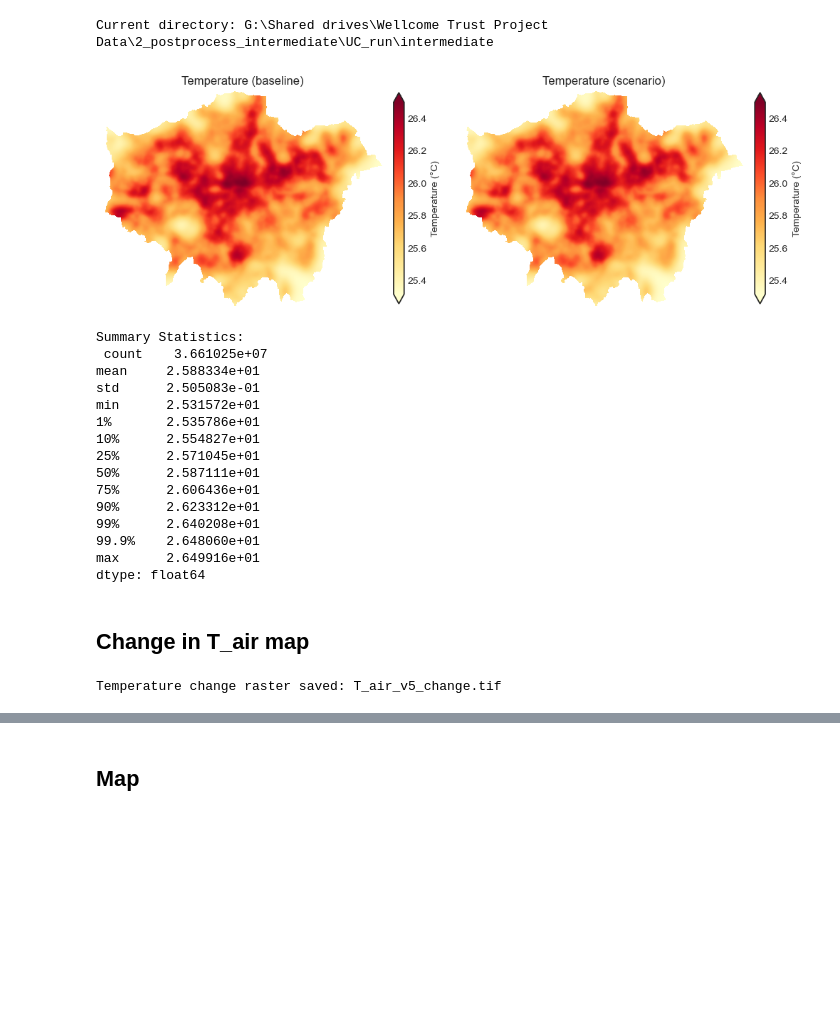
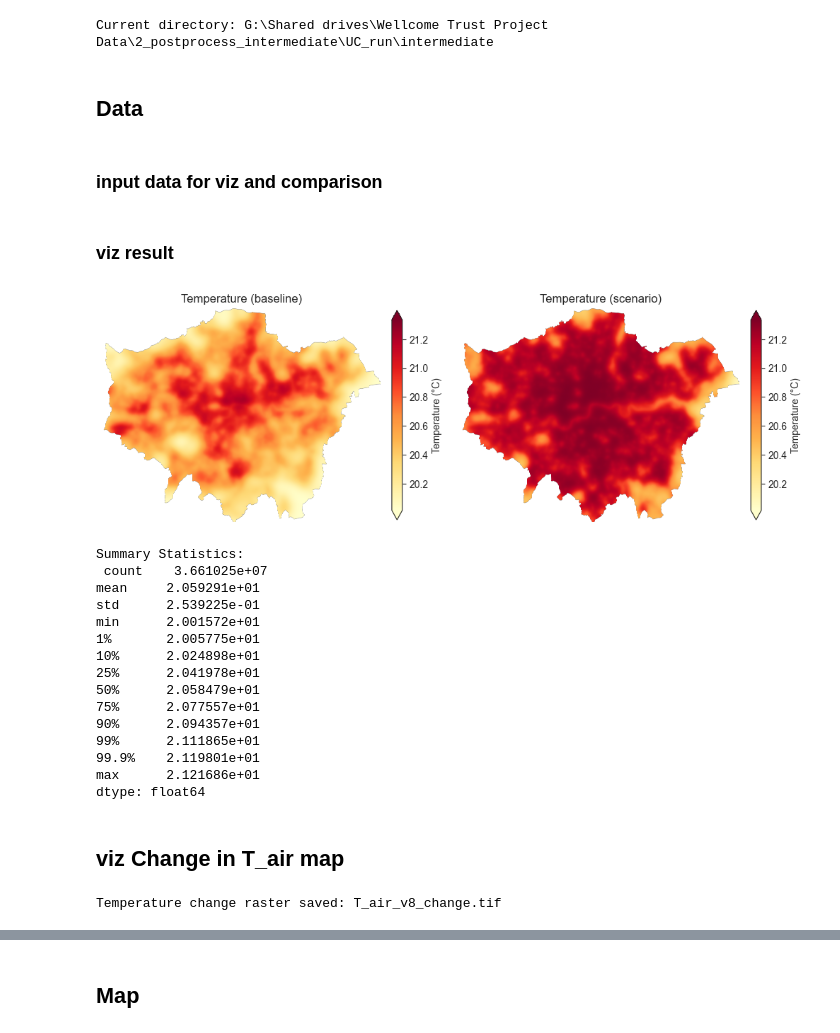
Before and after one commit to natcap/urban-cooling-health, a Jupyter notebook: code/invest_result_analysis.ipynb, the cells around one changed output, grey strips where cells are left out. Drawn from its saved outputs; the diff is of its cells as text; code cells hidden in the pictures; blank space fills up the shorter version.

```diff
--- a/code/invest_result_analysis.ipynb
+++ b/code/invest_result_analysis.ipynb
@@ -26,21 +29,31 @@ admin_shapefile = os.path.join(wd_shp, "London_Borough_aoi.shp")  # Administrati
 gdf = gpd.read_file(admin_shapefile)
 # %% [output]
 Current directory: G:\Shared drives\Wellcome Trust Project Data\2_postprocess_intermediate\UC_run\intermediate
+# %% [markdown]
+## Data
+# %% [markdown]
+### input data for viz and comparison
+# %%
+# data version
+v = 'v8'
+
+
+import seaborn as sns
+sns.set_style("white")  # 'whitegrid', 'darkgrid', etc. also available
+
+
+# --- Step 1: Define File Paths ---
+# temp1_path = "T_air_v5_baseline_july_work.tif"  # First temperature raster (older year)
+# temp2_path = "T_air_v5_scenario_july_work.tif"  # Second temperature raster (newer year)
+
+temp1_path = "T_air_baseline.tif"  # First temperature raster (older year)
+temp2_path = "T_air_builtup.tif"  # Second temperature raster (newer year)
+
+# Define output file path
+temp_change_output_path = "T_air_" + v + "_change.tif"
+# %% [markdown]
+### viz result
 # %%
-# data version
-v = 'v5'
-
-
-import seaborn as sns
-sns.set_style("white")  # 'whitegrid', 'darkgrid', etc. also available
-
-
-# --- Step 1: Define File Paths ---
-temp1_path = "T_air_v5_baseline_july_work.tif"  # First temperature raster (older year)
-temp2_path = "T_air_v5_scenario_july_work.tif"  # Second temperature raster (newer year)
-# Define output file path
-temp_change_output_path = "T_air_v5_change.tif"
-
 
 # --- Step 2: Load and Visualize the Two Temperature Maps ---
 fig, axes = plt.subplots(1, 2, figsize=(12, 6))
@@ -54,34 +67,34 @@ with rasterio.open(temp1_path) as src1, rasterio.open(temp2_path) as src2:
     nodata = src1.nodata  # should return -3.402823e+38
     temp1 = np.where(src1.read(1) == nodata, np.nan, src1.read(1))
     temp2 = np.where(src2.read(1) == nodata, np.nan, src2.read(1))
 
     extent = [src1.bounds.left, src1.bounds.right, src1.bounds.bottom, src1.bounds.top]
 
     # Get common vmin and vmax (excluding NaNs)
     combined = np.concatenate([temp1.ravel(), temp2.ravel()])
     combined = combined[~np.isnan(combined)]
     vmin, vmax = np.nanmin(combined), np.nanmax(combined)
 
     # Plot the first temperature map
     im1 = axes[0].imshow(temp1, cmap="YlOrRd", vmin=vmin, vmax=vmax, extent=extent, origin="upper")
     axes[0].set_title("Temperature (baseline)")
     axes[0].set_axis_off()  # Removes ticks, labels, and frame
     plt.colorbar(im1, ax=axes[0], label="Temperature (°C)", extend = 'both', fraction=0.035, pad=0.04)
 
     # Plot the second temperature map
     im2 = axes[1].imshow(temp2, cmap="YlOrRd", vmin=vmin, vmax=vmax, extent=extent, origin="upper")
     axes[1].set_title("Temperature (scenario)")
     axes[1].set_axis_off()
     plt.colorbar(im2, ax=axes[1], label="Temperature (°C)", extend = 'both', fraction=0.035, pad=0.04)
 
 # Save the figure
 f = "temperature_2_scenarios_" + v + "v.png"
 output_plot_path = os.path.join(figures_dir, f)
 plt.savefig(output_plot_path, dpi=300, bbox_inches="tight", transparent=True)
 
 plt.show()
 # %% [output]
-[figure, old version]
+[figure, new version]
 # %%
 # Flatten the array and remove NaN values
 temp_flat = temp1.ravel()
@@ -93,21 +106,21 @@ print("Summary Statistics:\n", summary_stats)
 # %% [output]
 Summary Statistics:
  count    3.661025e+07
-mean     2.588334e+01
-std      2.505083e-01
-min      2.531572e+01
-1%       2.535786e+01
-10%      2.554827e+01
-25%      2.571045e+01
-50%      2.587111e+01
-75%      2.606436e+01
-90%      2.623312e+01
-99%      2.640208e+01
-99.9%    2.648060e+01
-max      2.649916e+01
+mean     2.059291e+01
+std      2.539225e-01
+min      2.001572e+01
+1%       2.005775e+01
+10%      2.024898e+01
+25%      2.041978e+01
+50%      2.058479e+01
+75%      2.077557e+01
+90%      2.094357e+01
+99%      2.111865e+01
+99.9%    2.119801e+01
+max      2.121686e+01
 dtype: float64
 # %% [markdown]
-## Change in T_air map
+## viz Change in T_air map
 # %%
 
 
@@ -127,6 +140,6 @@ with rasterio.open(temp_change_output_path, "w", **temp_meta) as dst:
 
 print(f"Temperature change raster saved: {temp_change_output_path}")
 # %% [output]
-Temperature change raster saved: T_air_v5_change.tif
+Temperature change raster saved: T_air_v8_change.tif
 # %%
 
```
Also changed, not shown: parts of 9 cells of this notebook.
